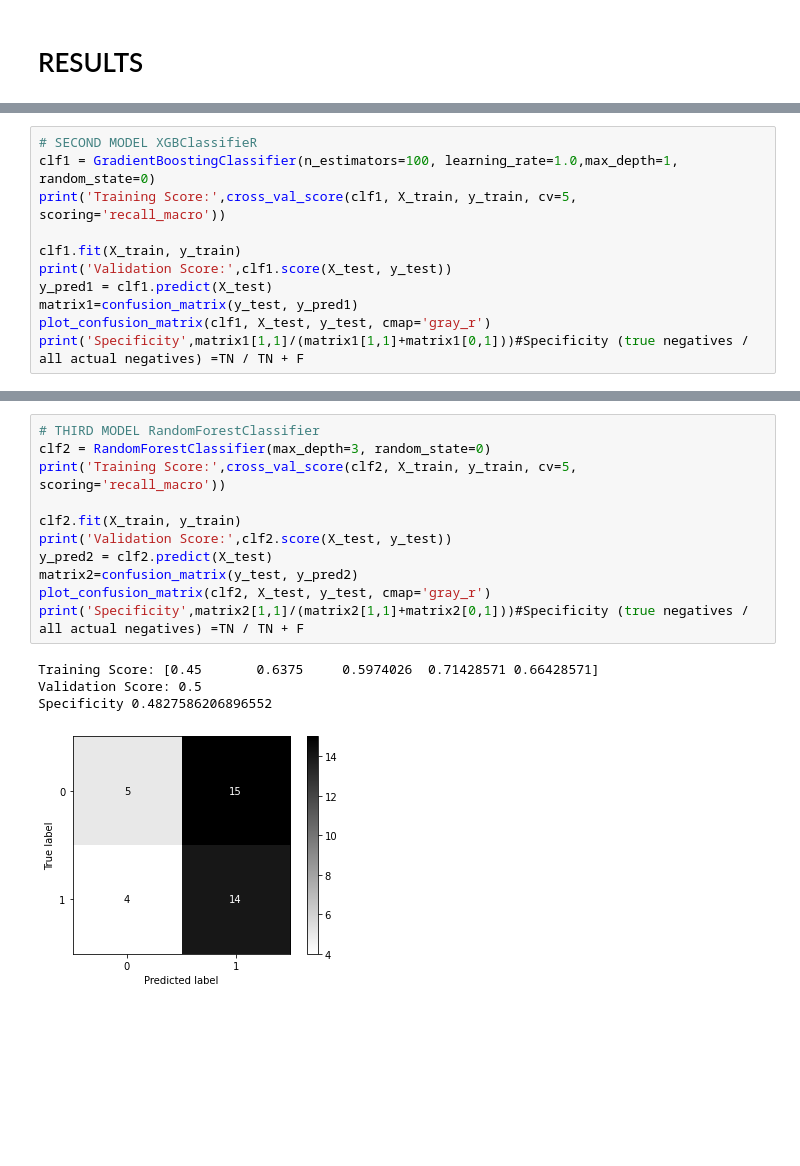
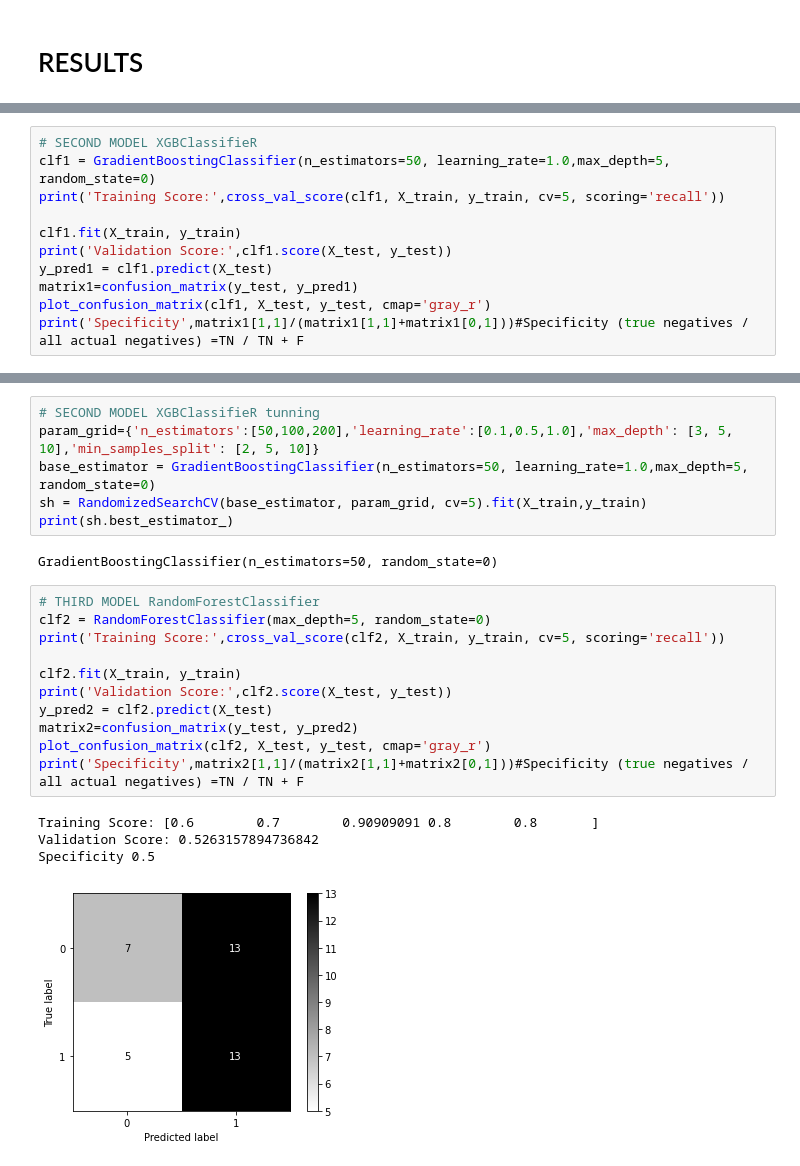
Before and after one commit to angeljcarrillo/LLMCRXDXT9dxq09b, a Jupyter notebook: LR.ipynb, the cells around one changed output, grey strips where cells are left out. Cells and saved outputs as stored; diff of their text form; blank space fills up the shorter version.

```diff
--- a/LR.ipynb
+++ b/LR.ipynb
@@ -170,8 +177,8 @@ Specificity 0.5833333333333334
 [figure]
 # %%
 # SECOND MODEL XGBClassifieR
-clf1 = GradientBoostingClassifier(n_estimators=100, learning_rate=1.0,max_depth=1, random_state=0)
-print('Training Score:',cross_val_score(clf1, X_train, y_train, cv=5, scoring='recall_macro'))
+clf1 = GradientBoostingClassifier(n_estimators=50, learning_rate=1.0,max_depth=5, random_state=0)
+print('Training Score:',cross_val_score(clf1, X_train, y_train, cv=5, scoring='recall'))
 
 clf1.fit(X_train, y_train)
 print('Validation Score:',clf1.score(X_test, y_test))
@@ -187,19 +194,27 @@ Specificity 0.52
+# %%
+# SECOND MODEL XGBClassifieR tunning
+param_grid={'n_estimators':[50,100,200],'learning_rate':[0.1,0.5,1.0],'max_depth': [3, 5, 10],'min_samples_split': [2, 5, 10]}
+base_estimator = GradientBoostingClassifier(n_estimators=50, learning_rate=1.0,max_depth=5, random_state=0)
+sh = RandomizedSearchCV(base_estimator, param_grid, cv=5).fit(X_train,y_train)
+print(sh.best_estimator_)
+# %% [output]
+GradientBoostingClassifier(n_estimators=50, random_state=0)
 # %%
 # THIRD MODEL RandomForestClassifier
-clf2 = RandomForestClassifier(max_depth=3, random_state=0)
-print('Training Score:',cross_val_score(clf2, X_train, y_train, cv=5, scoring='recall_macro'))
+clf2 = RandomForestClassifier(max_depth=5, random_state=0)
+print('Training Score:',cross_val_score(clf2, X_train, y_train, cv=5, scoring='recall'))
 
 clf2.fit(X_train, y_train)
 print('Validation Score:',clf2.score(X_test, y_test))
 y_pred2 = clf2.predict(X_test)
 matrix2=confusion_matrix(y_test, y_pred2)
 plot_confusion_matrix(clf2, X_test, y_test, cmap='gray_r')
 print('Specificity',matrix2[1,1]/(matrix2[1,1]+matrix2[0,1]))#Specificity (true negatives / all actual negatives) =TN / TN + F
 # %% [output]
-Training Score: [0.45       0.6375     0.5974026  0.71428571 0.66428571]
-Validation Score: 0.5
-Specificity 0.4827586206896552
+Training Score: [0.6        0.7        0.90909091 0.8        0.8       ]
+Validation Score: 0.5263157894736842
+Specificity 0.5
-[figure, old version]
+[figure, new version]
 # %%
 # 4 MODEL RandomForestClassifier Tuning
 param_grid = {'max_depth': [3, 5, 10],'min_samples_split': [2, 5, 10]}
```
Also changed, not shown: parts of 15 cells of this notebook.
